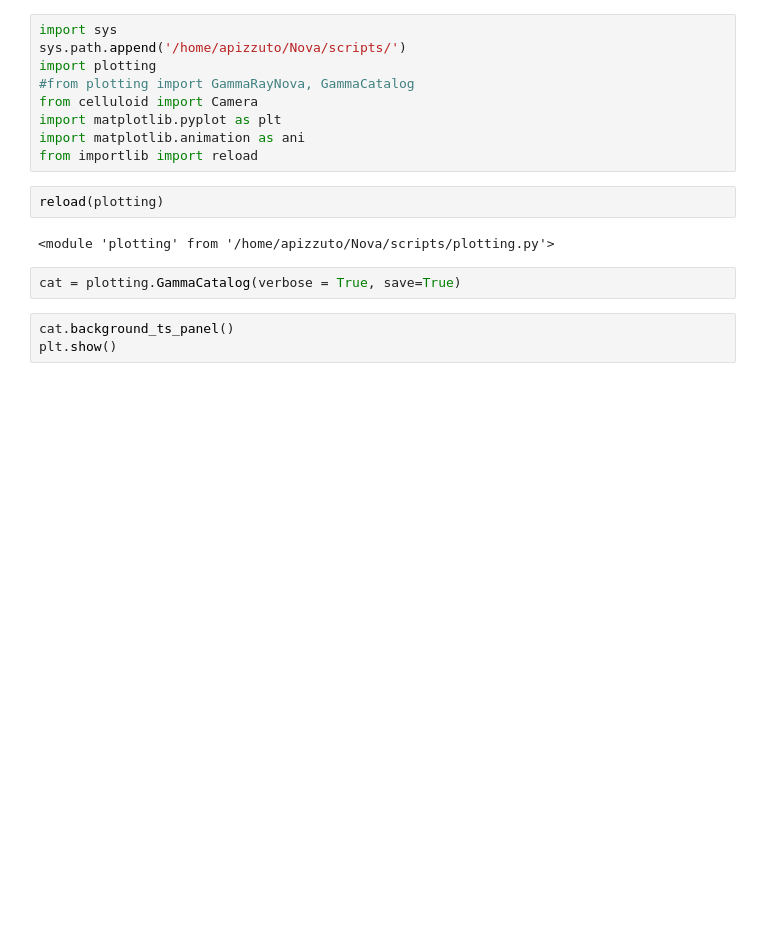
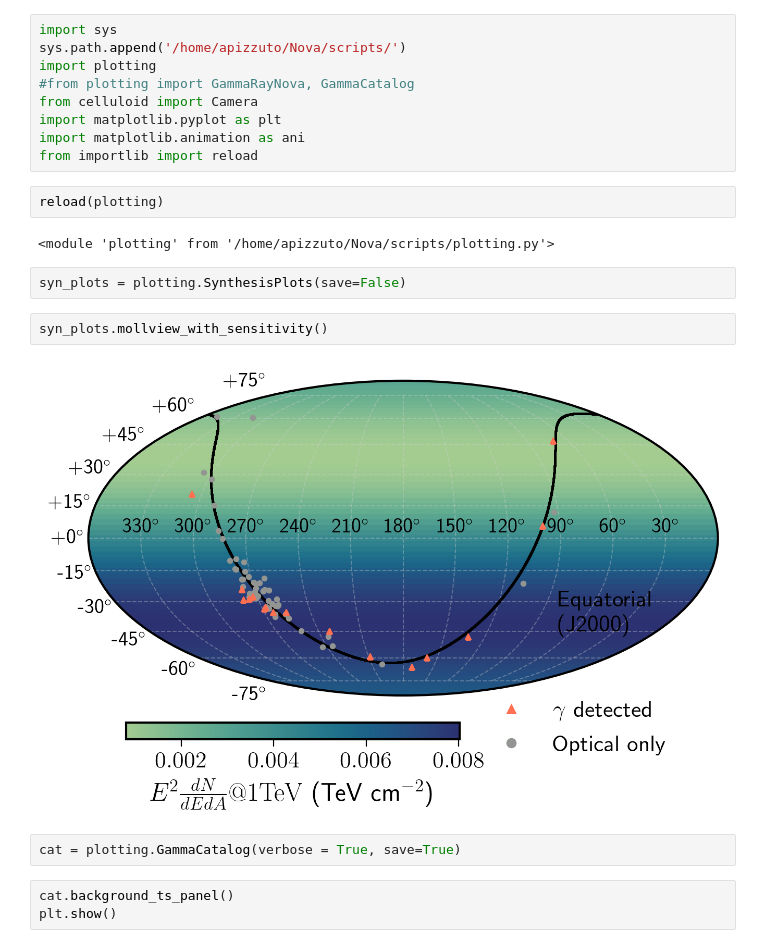
Before and after one commit to apizzuto/Novae, a Jupyter notebook: notebooks/Individual gamma novae.ipynb, the cells around one changed output. Cells and saved outputs as stored; diff of their text form; blank space fills up the shorter version.

```diff
--- a/notebooks/Individual gamma novae.ipynb
+++ b/notebooks/Individual gamma novae.ipynb
@@ -13,6 +13,12 @@ from importlib import reload
 reload(plotting)
 # %% [output]
 <module 'plotting' from '/home/apizzuto/Nova/scripts/plotting.py'>
+# %%
+syn_plots = plotting.SynthesisPlots(save=False)
+# %%
+syn_plots.mollview_with_sensitivity()
+# %% [output]
+[figure, added]
 # %%
 cat = plotting.GammaCatalog(verbose = True, save=True)
 # %%
```
Also changed, not shown: 3 other files.
